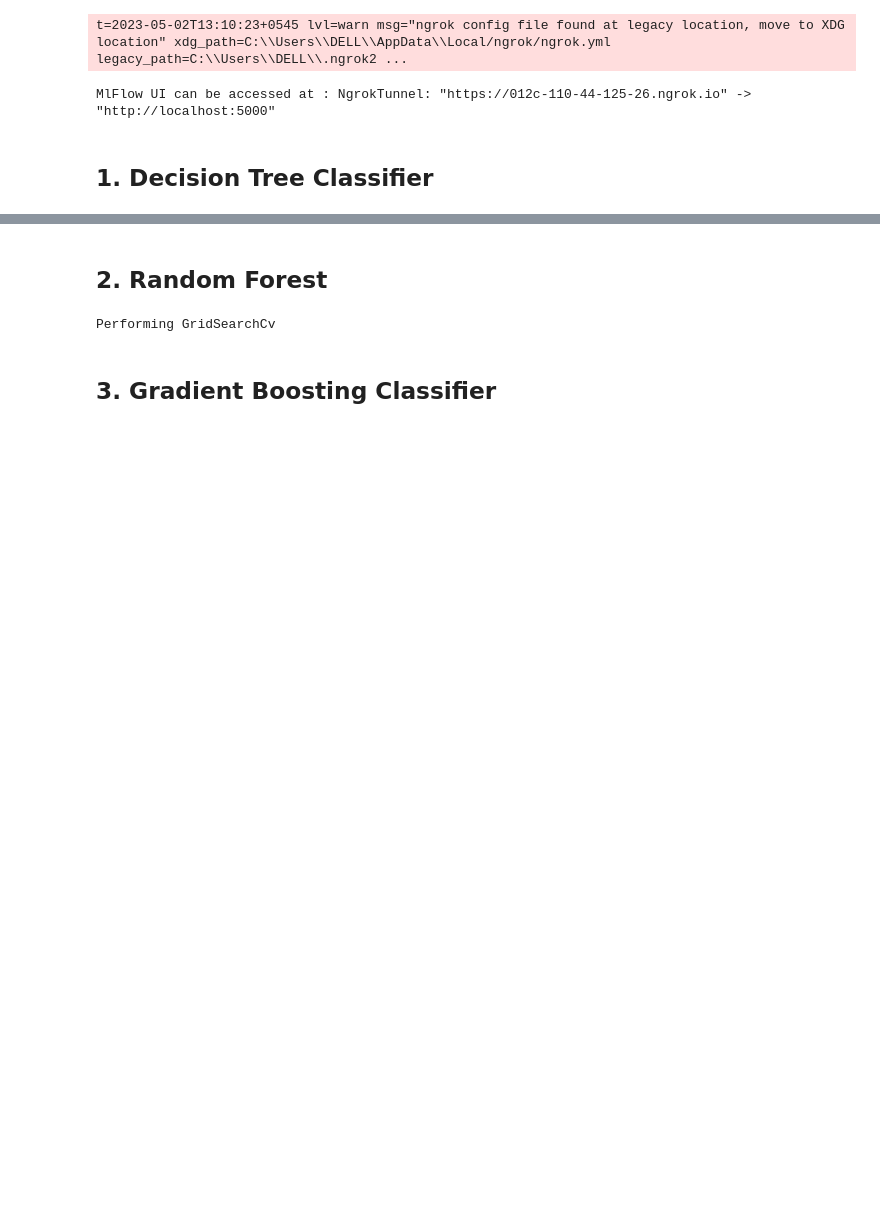
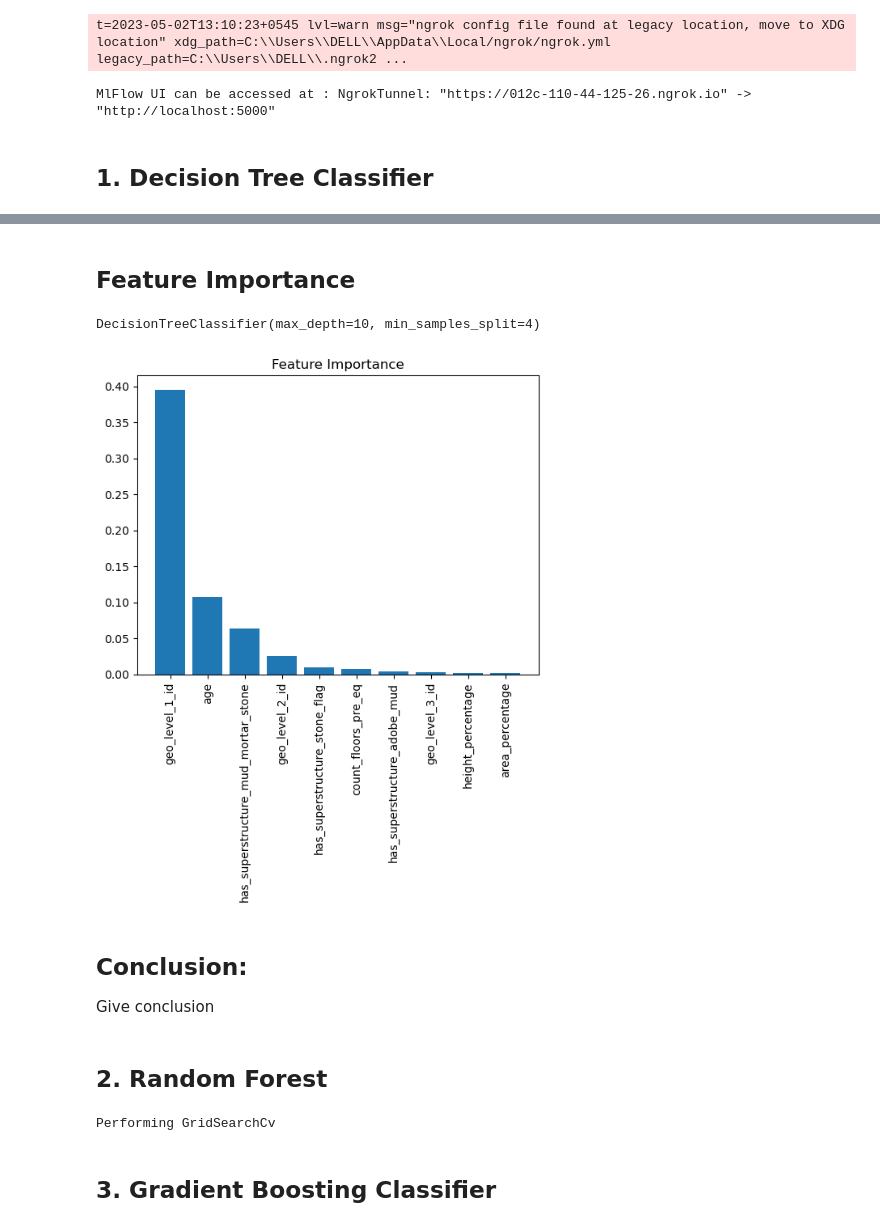
Before and after one commit to Bhandari008/house_damage_prediction, a Jupyter notebook: notebook/MODEL_TRAINING.ipynb, the cells around one changed output, grey strips where cells are left out. Drawn from its saved outputs; the diff is of its cells as text; code cells hidden in the pictures; blank space fills up the shorter version.

Commit message:
mb/plotted top 10 important features

```diff
--- a/notebook/MODEL_TRAINING.ipynb
+++ b/notebook/MODEL_TRAINING.ipynb
@@ -820,3 +828,33 @@ F1 Micro Averaged Score = 0.6350607240843422
+# %% [markdown]
+## Feature Importance
+# %%
+decision_tree_model = DecisionTreeClassifier().set_params(**best_params)
+decision_tree_model.fit(X_train_smote, y_train_smote)
+# %% [output]
+DecisionTreeClassifier(max_depth=10, min_samples_split=4)
+# %%
+# Get the feature importances
+importance = decision_tree_model.feature_importances_
+
+importance = importance[:10]
+
+sorted_idx = importance.argsort()[::-1]
+
+important_feature = []
+for i in sorted_idx:
+    important_feature.append(feature_names[i])
+
+# Create a bar plot of the feature importances
+plt.bar(range(10), importance[sorted_idx])
+plt.xticks(range(10), important_feature , rotation=90)
+plt.title("Feature Importance")
+plt.show()
+# %% [output]
+[figure, added]
+# %% [markdown]
+## Conclusion:
+
+Give conclusion
 # %% [markdown]
 ## 2. Random Forest
 # %%
```
Also changed, not shown: parts of 7 cells of this notebook.
